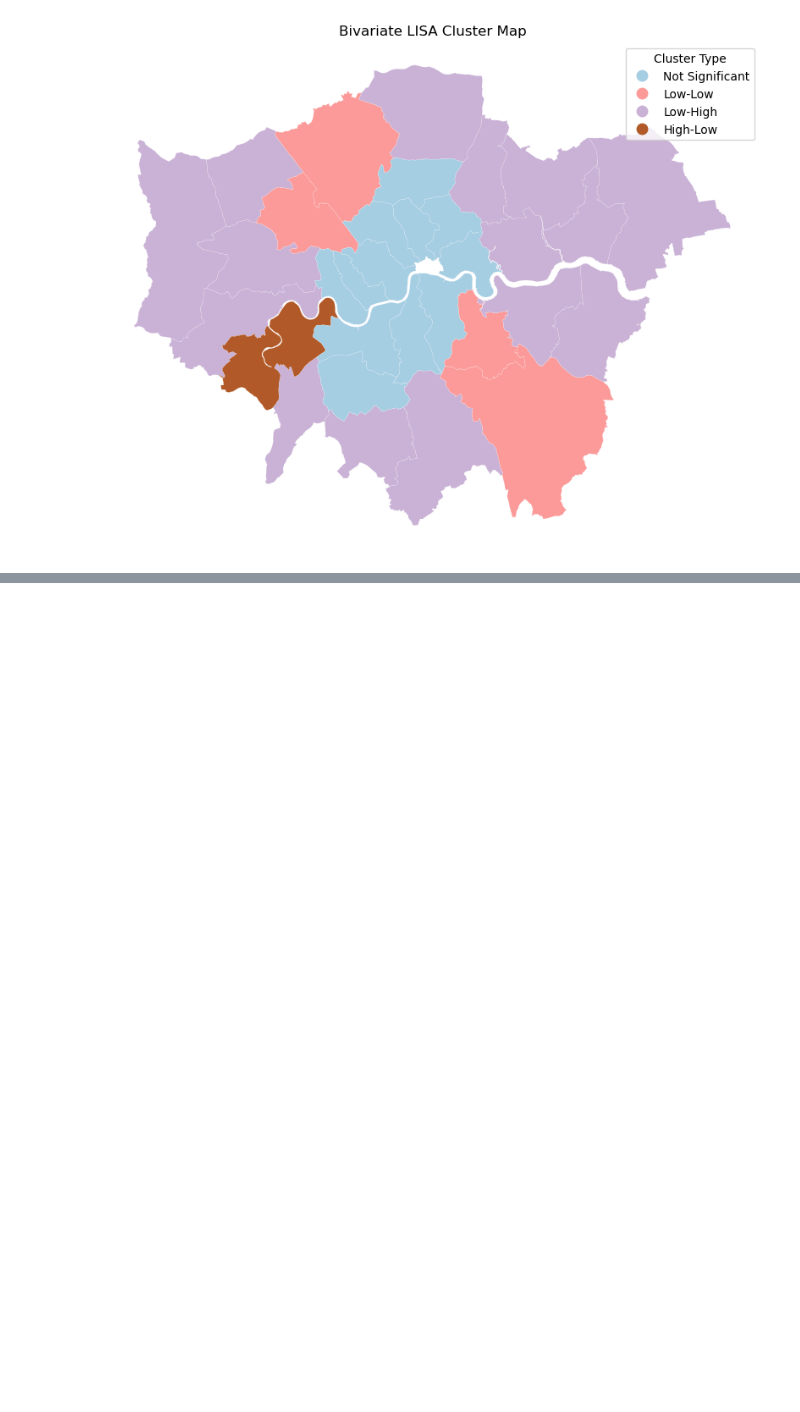
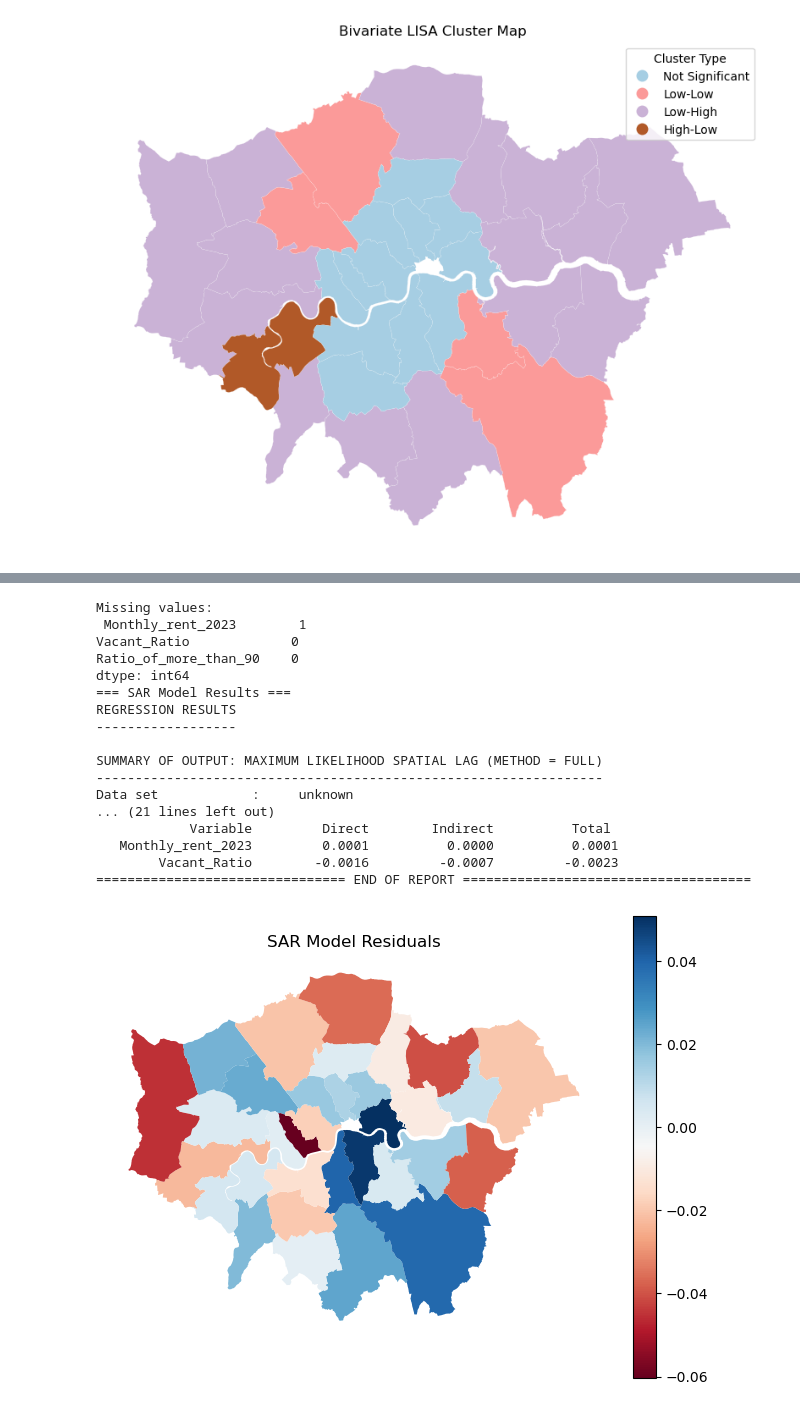
Before and after one commit to VeraLi0710/13Group-work_Airbnb-Patterns-London, a Jupyter notebook: Moran_point_pattern.ipynb, the cells around one changed output, grey strips where cells are left out. Cells and saved outputs as stored; diff of their text form; code cells hidden in the pictures; blank space fills up the shorter version.

```diff
--- a/Moran_point_pattern.ipynb
+++ b/Moran_point_pattern.ipynb
@@ -378,0 +355,58 @@ p-value: 0.335
+# %%
+# Import data
+data = pd.read_csv("data/connect.csv")
+shp = gpd.read_file("data/statistical-gis-boundaries-london/ESRI/London_Borough_Excluding_MHW.shp")
+
+# Merge data and transform coordinate system
+zone = shp.merge(data, left_on="GSS_CODE", right_on="Borough_code")
+zone = zone.to_crs("EPSG:27700")
+
+# Check and remove missing values
+columns = ['Monthly_rent_2023', 'Vacant_Ratio', 'Ratio_of_more_than_90']
+print("Missing values:\n", zone[columns].isna().sum())
+zone = zone.dropna(subset=columns)
+
+# Construct spatial weights matrix
+w = Queen.from_dataframe(zone)
+w.transform = 'r'
+
+# Prepare variables
+y = zone['Ratio_of_more_than_90'].values.reshape(-1, 1)
+X = zone[['Monthly_rent_2023', 'Vacant_Ratio']].values
+
+# Fit Spatial Lag Model
+sar_model = ML_Lag(y, X, w=w,
+                   name_y='Ratio_of_more_than_90',
+                   name_x=['Monthly_rent_2023', 'Vacant_Ratio'],
+                   name_w='w')
+
+# Output model results
+print("=== SAR Model Results ===")
+print(sar_model.summary)
+
+# Visualize residuals
+zone['residuals'] = sar_model.u
+fig, ax = plt.subplots(figsize=(8, 6))
+zone.plot(column='residuals', cmap='RdBu', legend=True, ax=ax)
+plt.title("SAR Model Residuals")
+plt.axis('off')
+plt.show()
+# %% [output]
+Missing values:
+ Monthly_rent_2023        1
+Vacant_Ratio             0
+Ratio_of_more_than_90    0
+dtype: int64
+=== SAR Model Results ===
+REGRESSION RESULTS
+------------------
+
+SUMMARY OF OUTPUT: MAXIMUM LIKELIHOOD SPATIAL LAG (METHOD = FULL)
+-----------------------------------------------------------------
+Data set            :     unknown
+... (21 lines left out)
+            Variable         Direct        Indirect          Total
+   Monthly_rent_2023         0.0001          0.0000          0.0001
+        Vacant_Ratio        -0.0016         -0.0007         -0.0023
+================================ END OF REPORT =====================================
+[figure, added]
```
Also changed, not shown: parts of 9 cells of this notebook.
